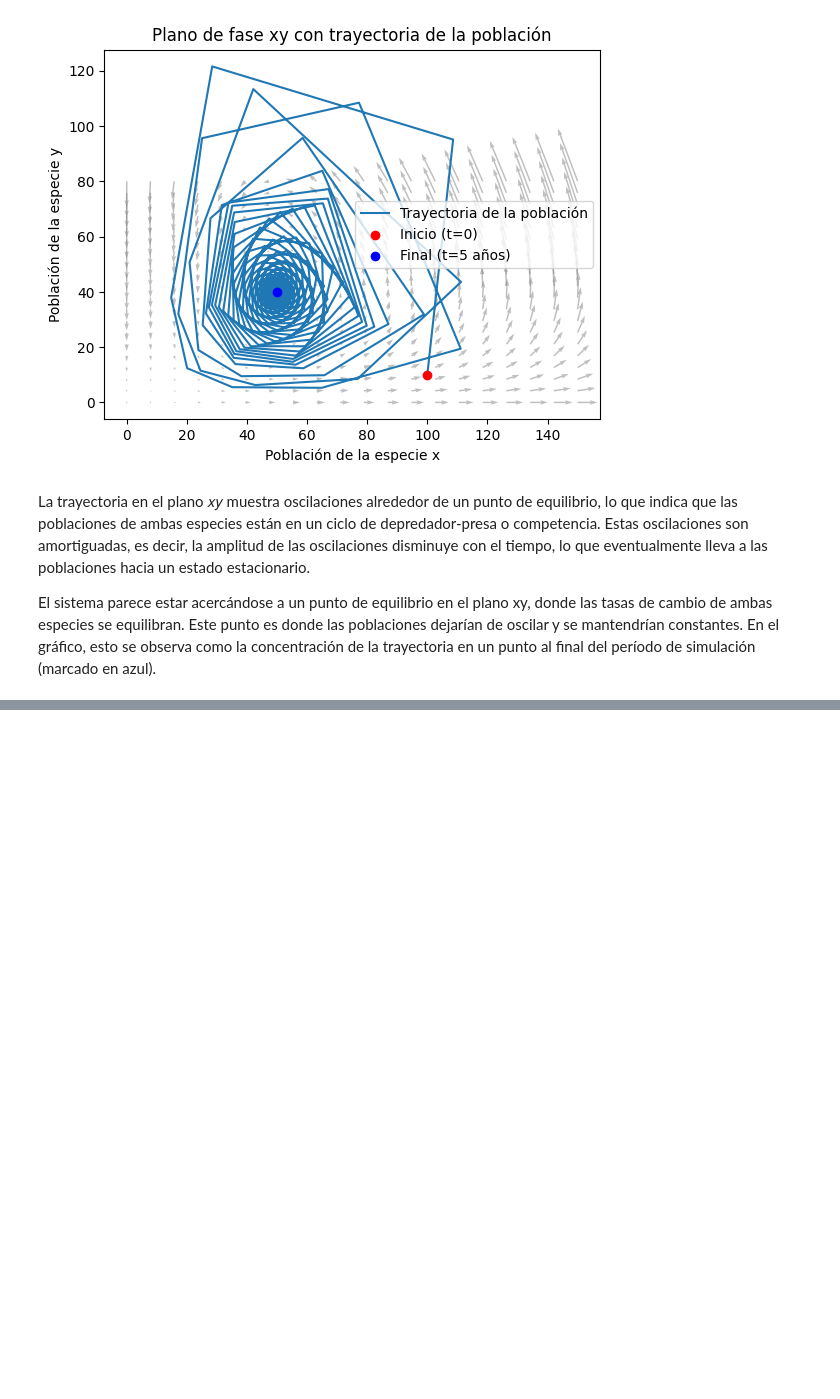
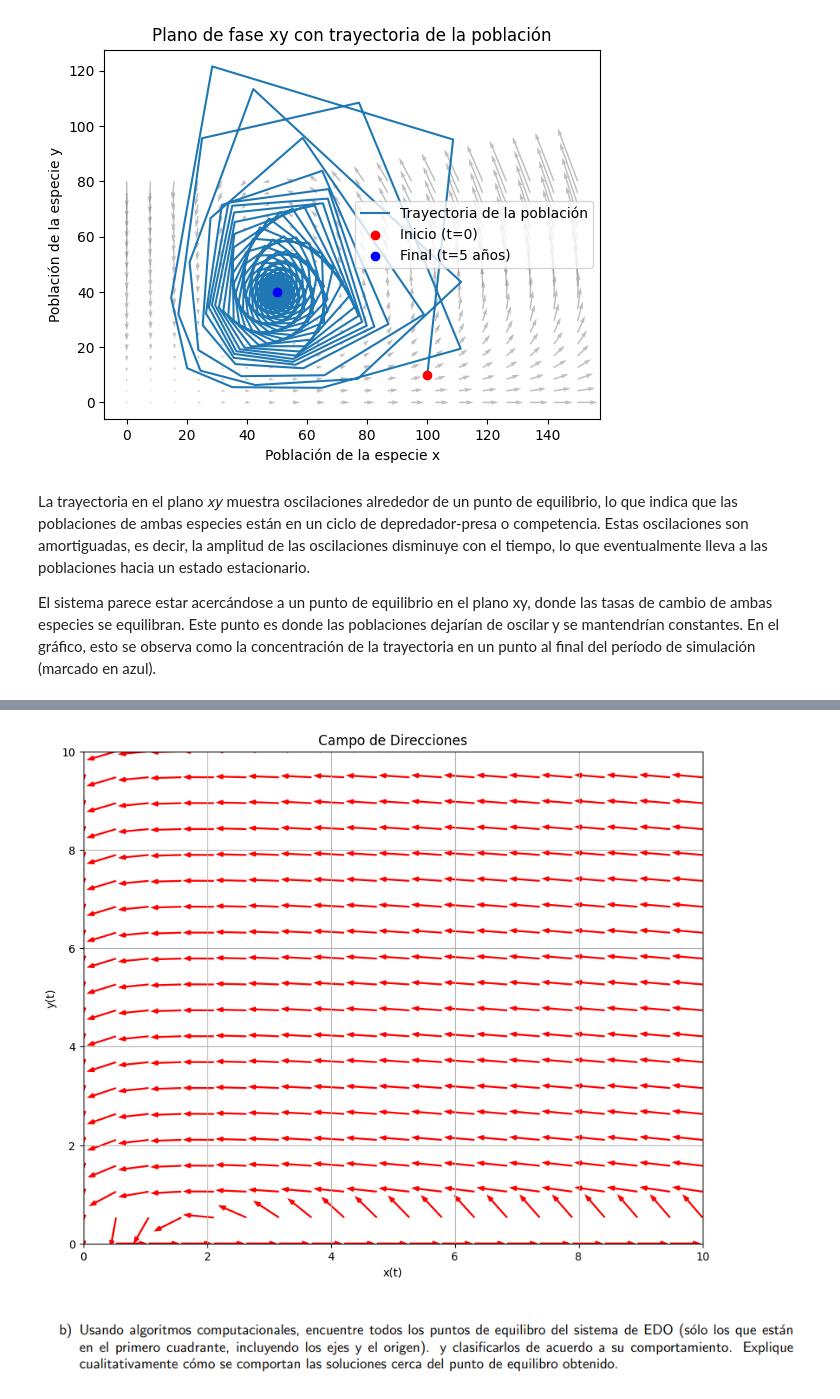
Before and after one commit to XaviAlvarado18/ModSim-Lab03, a Jupyter notebook: Lab03.ipynb, the cells around one changed output, grey strips where cells are left out. Drawn from its saved outputs; the diff is of its cells as text; code cells hidden in the pictures; blank space fills up the shorter version.

```diff
--- a/Lab03.ipynb
+++ b/Lab03.ipynb
@@ -254,0 +257,62 @@ El sistema parece estar acercándose a un punto de equilibrio en el plano  xy, d
+# %%
+import numpy as np
+import matplotlib.pyplot as plt
+
+# Define the system of ODEs
+def system(t, y):
+    x, y = y
+    dxdt = 0.5 * x - 0.001 * x**2 - x * y
+    dydt = -0.2 * y + 0.1 * x * y
+    return [dxdt, dydt]
+
+# Define parameters for Runge-Kutta integration
+def runge_kutta_system(f, y0, t0, tf, h):
+    n_steps = int((tf - t0) / h)
+    t_values = [t0]
+    y_values = [y0]
+
+    for i in range(n_steps):
+        t = t_values[-1]
+        y = y_values[-1]
+
+        k1 = h * np.array(f(t, y))
+        k2 = h * np.array(f(t + h/2, y + k1/2))
+        k3 = h * np.array(f(t + h/2, y + k2/2))
+        k4 = h * np.array(f(t + h, y + k3))
+
+        y_next = y + (k1 + 2*k2 + 2*k3 + k4) / 6
+        t_next = t + h
+
+        t_values.append(t_next)
+        y_values.append(y_next)
+
+    return np.array(t_values), np.array(y_values)
+
+# Parameters for the plot
+x_values = np.linspace(0, 10, 20)
+y_values = np.linspace(0, 10, 20)
+X, Y = np.meshgrid(x_values, y_values)
+
+# Compute the direction field
+U, V = np.zeros(X.shape), np.zeros(Y.shape)
+for i in range(X.shape[0]):
+    for j in range(X.shape[1]):
+        dxdt, dydt = system(0, [X[i, j], Y[i, j]])
+        norm = np.sqrt(dxdt**2 + dydt**2)
+        U[i, j] = dxdt / norm
+        V[i, j] = dydt / norm
+
+# Plot the direction field
+plt.figure(figsize=(10, 8))
+plt.quiver(X, Y, U, V, headlength=4, scale=20, color='r')
+plt.xlim(0, 10)
+plt.ylim(0, 10)
+plt.xlabel('x(t)')
+plt.ylabel('y(t)')
+plt.title('Campo de Direcciones')
+plt.grid()
+plt.show()
+# %% [output]
+[figure, added]
+# %% [markdown]
+![image.png](attachment:image.png)
```
Also changed, not shown: parts of 9 cells of this notebook.
